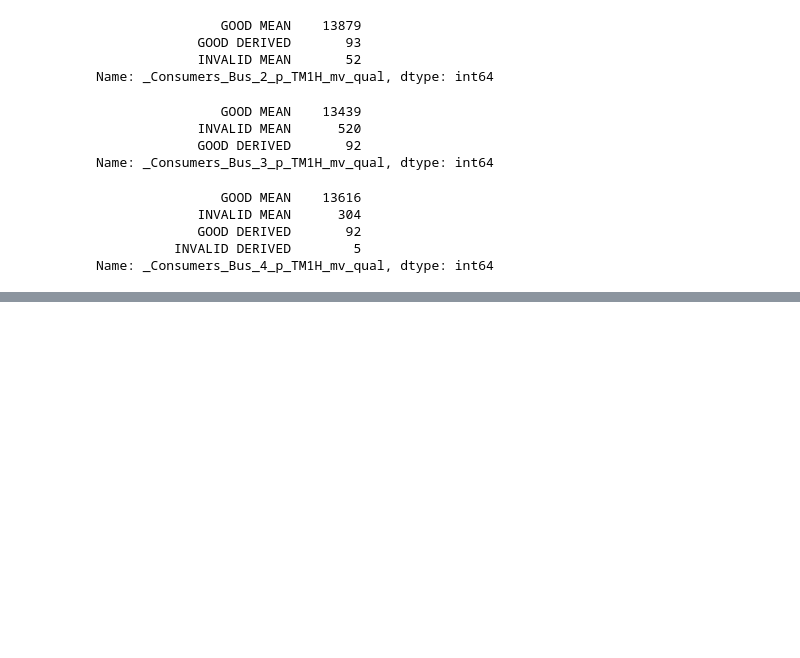
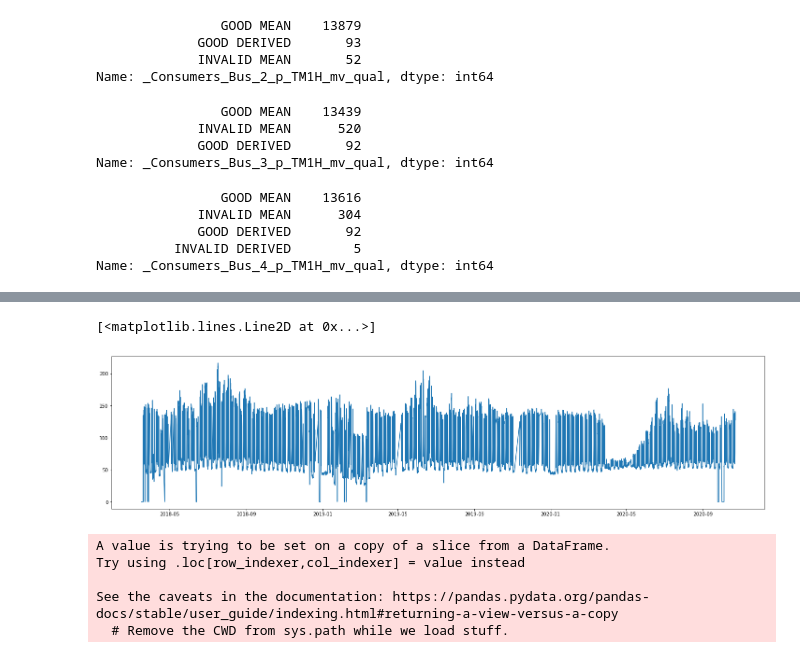
Before and after one commit to TVI-BIZ/Moscow_DS_2020, a Jupyter notebook: data_prep.ipynb, the cells around one changed output, grey strips where cells are left out. Saved outputs shown, nothing was run; the diff lists cells and outputs as text; code cells hidden in the pictures; blank space fills up the shorter version.

```diff
--- a/data_prep.ipynb
+++ b/data_prep.ipynb
@@ -159,0 +243,3 @@ Name: _Consumers_Bus_4_p_TM1H_mv_qual, dtype: int64
+# %%
+#Значение 71 -318000 - и это портит весь график.
+df_data_mask['Target_Sum'][71] = 0.0
@@ -159,0 +255,24 @@ Name: _Consumers_Bus_4_p_TM1H_mv_qual, dtype: int64
+# %%
+fig = plt.figure(figsize=(25, 6))
+ax = plt.axes()
+ax.plot(df_data_mask['time'],df_data_mask['Target_Sum'])
+# %% [output]
+[<matplotlib.lines.Line2D at 0x...>]
+[figure, added]
+# %%
+df_data_mask['Target_Sum_Complex'] = (df_data_mask['_externalGrid_Bus_1_p_TM1H_mv_val']+
+                                      df_data_mask['_externalGrid_Bus_2_p_TM1H_mv_val']+
+                                      df_data_mask['_externalGrid_Bus_3_p_TM1H_mv_val']+
+                                      df_data_mask['_externalGrid_Bus_4_p_TM1H_mv_val'])- \
+                                     (df_data_mask['_roof_1_Bus_4_p_TM1H_mv_val']+
+                                      df_data_mask['_roof_2_Bus_4_p_TM1H_mv_val']+
+                                      df_data_mask['_roof_Bus_1_p_TM1H_mv_val'])+ \
+                                     (df_data_mask['_Accumulator_Bus_1_p_TM1H_mv_val']+
+                                      df_data_mask['_Accumulator_Bus_2_p_TM1H_mv_val']+
+                                      df_data_mask['_Accumulator_Bus_3_p_TM1H_mv_val'])
+# %% [output]
+A value is trying to be set on a copy of a slice from a DataFrame.
+Try using .loc[row_indexer,col_indexer] = value instead
+
+See the caveats in the documentation: https://pandas.pydata.org/pandas-docs/stable/user_guide/indexing.html#returning-a-view-versus-a-copy
+  # Remove the CWD from sys.path while we load stuff.
```
Also changed, not shown: parts of 14 cells of this notebook.
